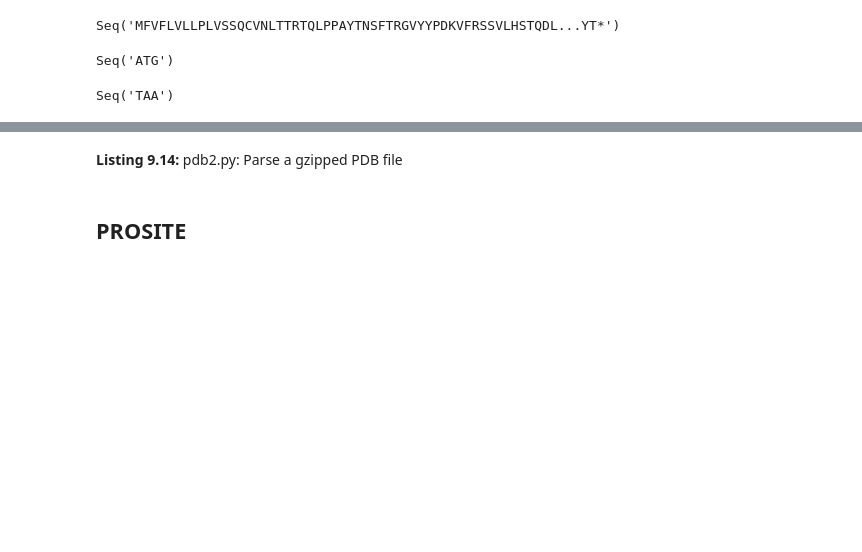
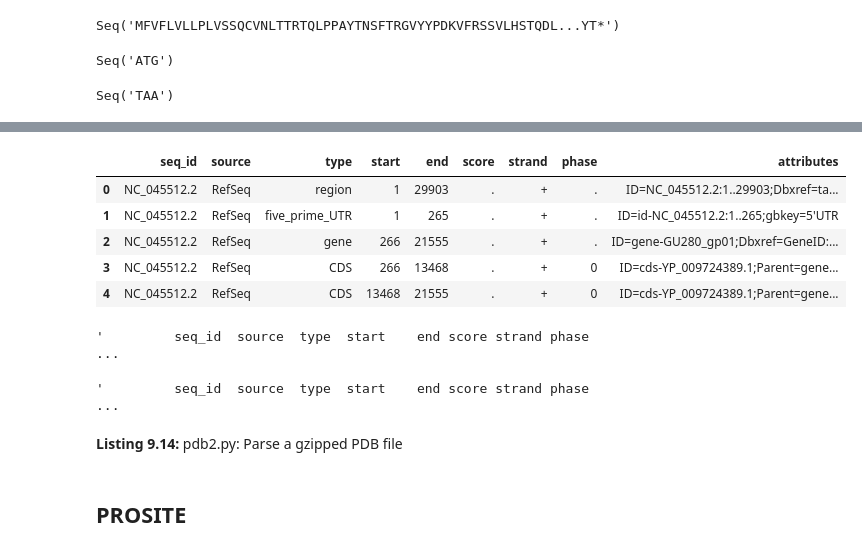
Before and after one commit to hongqin/Python-CoLab-bootcamp, a Jupyter notebook: notebooks/Chapter_9-v2_Introduction_to_Biopython.ipynb, the cells around one changed output, grey strips where cells are left out. Drawn from its saved outputs; the diff is of its cells as text; code cells hidden in the pictures; blank space fills up the shorter version.

```diff
--- a/notebooks/Chapter_9-v2_Introduction_to_Biopython.ipynb
+++ b/notebooks/Chapter_9-v2_Introduction_to_Biopython.ipynb
@@ -610,3 +650,21 @@ Seq('TAA')
+# %%
+gff =  gffpd.read_gff3('GCF_009858895.2_ASM985889v3_genomic.gff')
+gff.df.head()
+# %% [output]
+|  | seq_id | source | type | start | end | score | strand | phase | attributes |
+| 0 | NC_045512.2 | RefSeq | region | 1 | 29903 | . | + | . | ID=NC_045512.2:1..29903;Dbxref=ta... |
+| 1 | NC_045512.2 | RefSeq | five_prime_UTR | 1 | 265 | . | + | . | ID=id-NC_045512.2:1..265;gbkey=5'UTR |
+| 2 | NC_045512.2 | RefSeq | gene | 266 | 21555 | . | + | . | ID=gene-GU280_gp01;Dbxref=GeneID:... |
+| 3 | NC_045512.2 | RefSeq | CDS | 266 | 13468 | . | + | 0 | ID=cds-YP_009724389.1;Parent=gene... |
+| 4 | NC_045512.2 | RefSeq | CDS | 13468 | 21555 | . | + | 0 | ID=cds-YP_009724389.1;Parent=gene... |
+# %%
+gff.df[gff.df['attributes'].str.contains("pike")]
+# %% [output]
+'         seq_id  source  type  start    end score strand phase                                                                                                                                          ...
+# %%
+gff.df[gff.df['attributes'].str.contains("pike")].to_string()
+# %% [output]
+'         seq_id  source  type  start    end score strand phase                                                                                                                                          ...
 # %% [markdown]
 **Listing 9.14:** pdb2.py: Parse a gzipped PDB file
 # %%
```
Also changed, not shown: parts of 6 cells of this notebook.
